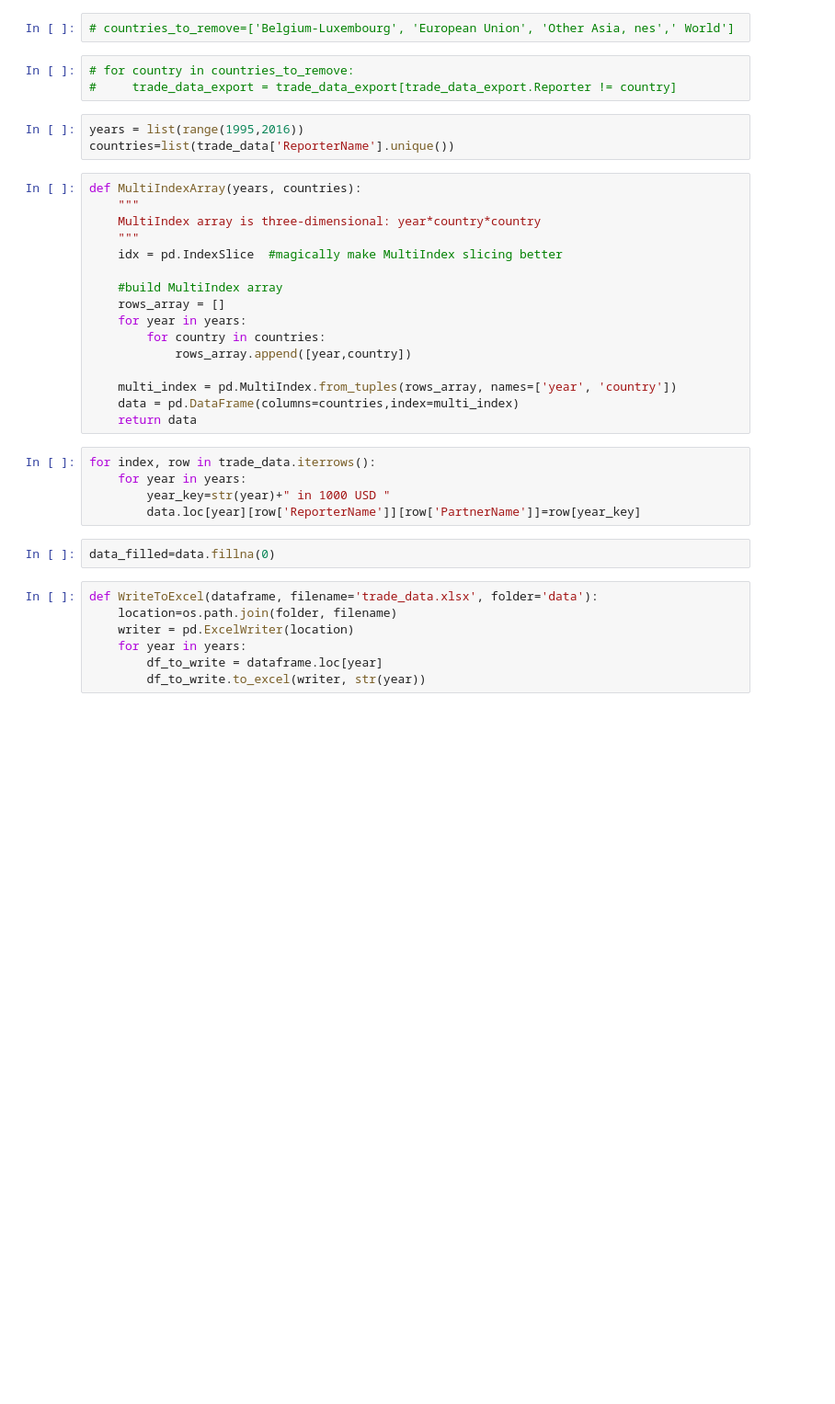
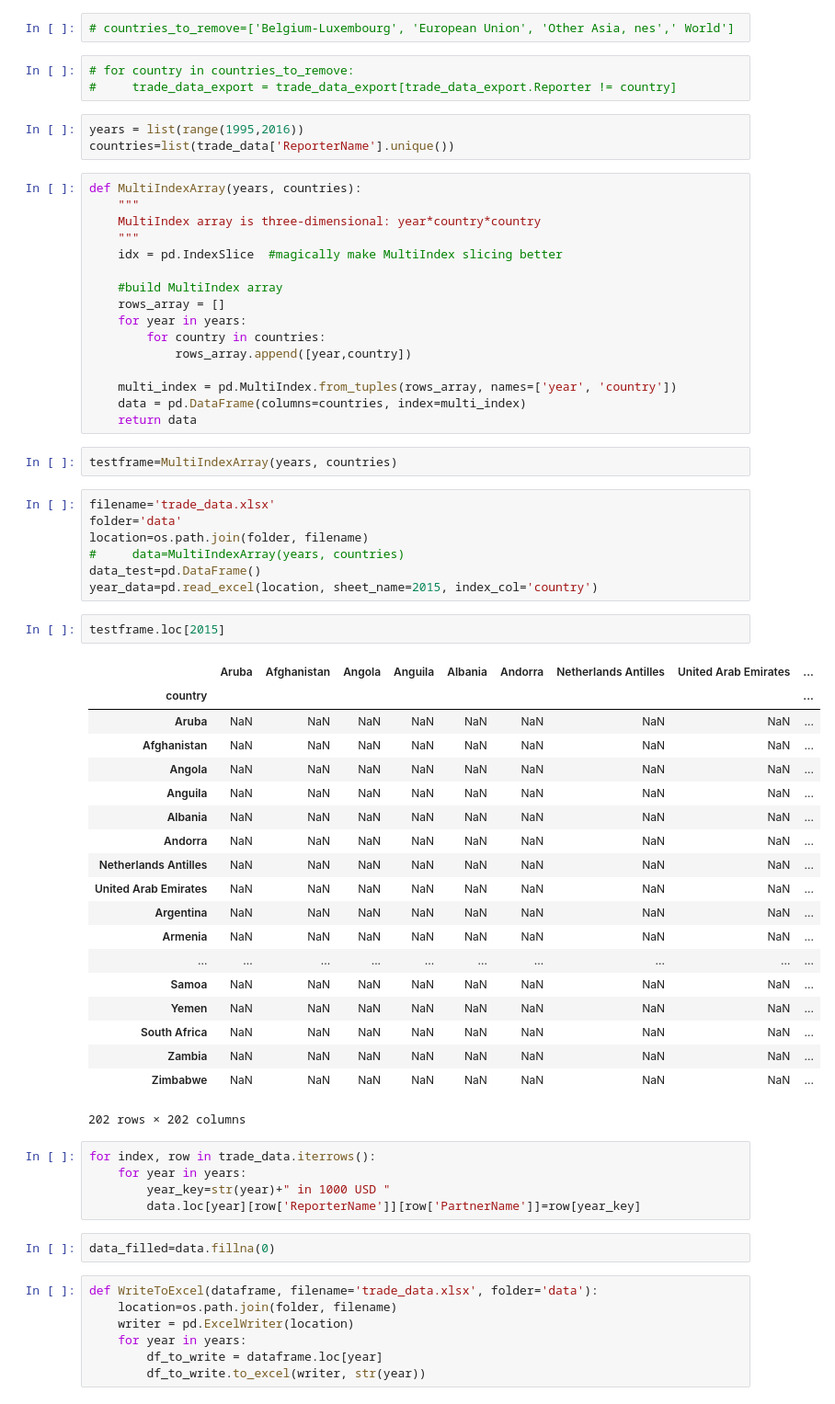
Before and after one commit to swigman/TrueEmissions, a Jupyter notebook: PythonProject.ipynb, the cells around one changed output. Shown at 92% size. Saved outputs shown, nothing was run; the diff lists cells and outputs as text; blank space fills up the shorter version.

Commit message:
WB Data

```diff
--- a/PythonProject.ipynb
+++ b/PythonProject.ipynb
@@ -32,8 +32,39 @@ def MultiIndexArray(years, countries):
             rows_array.append([year,country])
 
     multi_index = pd.MultiIndex.from_tuples(rows_array, names=['year', 'country'])
-    data = pd.DataFrame(columns=countries,index=multi_index)
+    data = pd.DataFrame(columns=countries, index=multi_index)
     return data
+# %%
+testframe=MultiIndexArray(years, countries)
+# %%
+filename='trade_data.xlsx'
+folder='data'
+location=os.path.join(folder, filename)
+#     data=MultiIndexArray(years, countries)
+data_test=pd.DataFrame()
+year_data=pd.read_excel(location, sheet_name=2015, index_col='country')
+# %%
+testframe.loc[2015]
+# %% [output]
+|  | Aruba | Afghanistan | Angola | Anguila | Albania | Andorra | Netherlands Antilles | United Arab Emirates | ... |
+| country |  |  |  |  |  |  |  |  | ... |
+| Aruba | NaN | NaN | NaN | NaN | NaN | NaN | NaN | NaN | ... |
+| Afghanistan | NaN | NaN | NaN | NaN | NaN | NaN | NaN | NaN | ... |
+| Angola | NaN | NaN | NaN | NaN | NaN | NaN | NaN | NaN | ... |
+| Anguila | NaN | NaN | NaN | NaN | NaN | NaN | NaN | NaN | ... |
+| Albania | NaN | NaN | NaN | NaN | NaN | NaN | NaN | NaN | ... |
+| Andorra | NaN | NaN | NaN | NaN | NaN | NaN | NaN | NaN | ... |
+| Netherlands Antilles | NaN | NaN | NaN | NaN | NaN | NaN | NaN | NaN | ... |
+| United Arab Emirates | NaN | NaN | NaN | NaN | NaN | NaN | NaN | NaN | ... |
+| Argentina | NaN | NaN | NaN | NaN | NaN | NaN | NaN | NaN | ... |
+| Armenia | NaN | NaN | NaN | NaN | NaN | NaN | NaN | NaN | ... |
+| ... | ... | ... | ... | ... | ... | ... | ... | ... | ... |
+| Samoa | NaN | NaN | NaN | NaN | NaN | NaN | NaN | NaN | ... |
+| Yemen | NaN | NaN | NaN | NaN | NaN | NaN | NaN | NaN | ... |
+| South Africa | NaN | NaN | NaN | NaN | NaN | NaN | NaN | NaN | ... |
+| Zambia | NaN | NaN | NaN | NaN | NaN | NaN | NaN | NaN | ... |
+| Zimbabwe | NaN | NaN | NaN | NaN | NaN | NaN | NaN | NaN | ... |
+202 rows × 202 columns
 # %%
 for index, row in trade_data.iterrows():
     for year in years:
```
Also changed, not shown: parts of 5 cells of this notebook, 6 other files.
